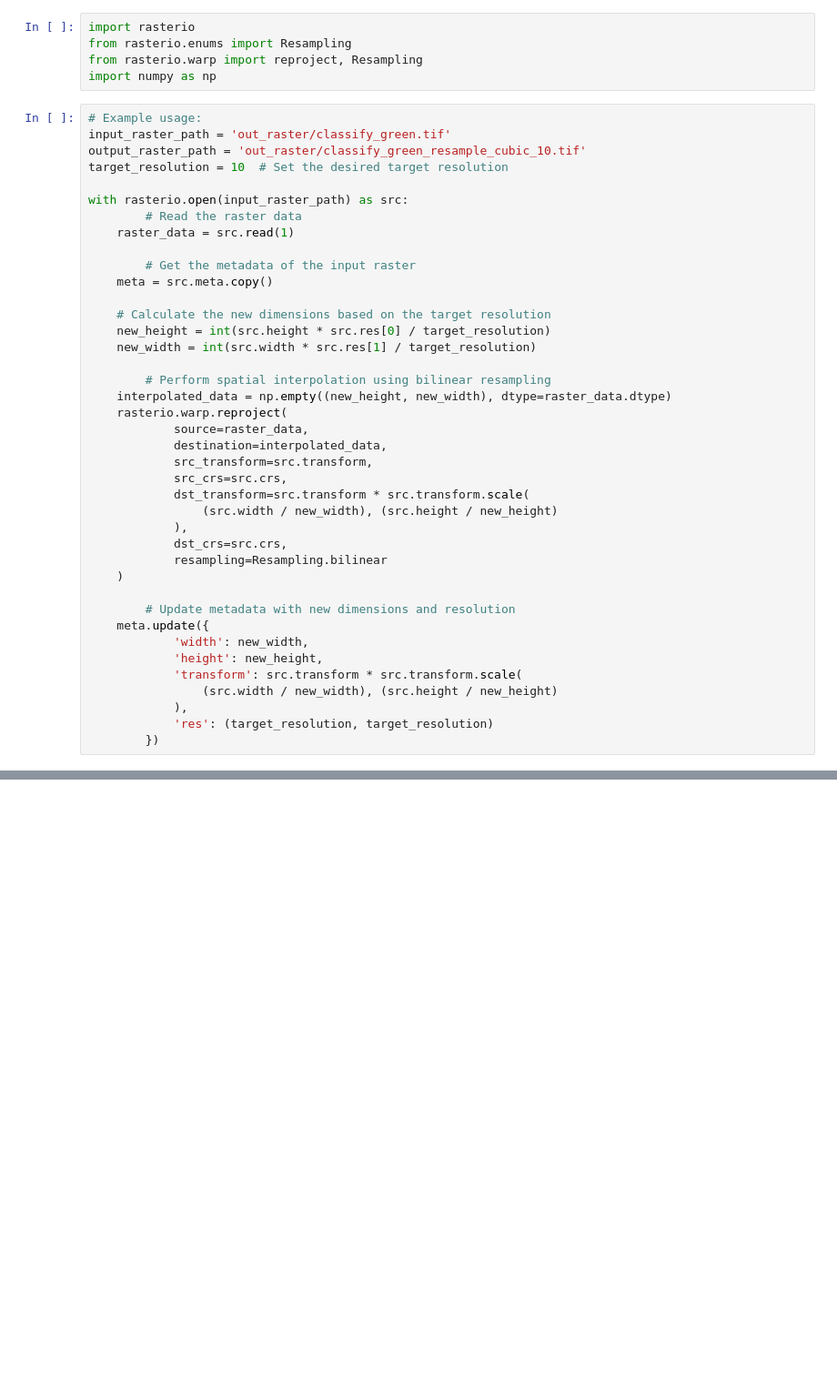
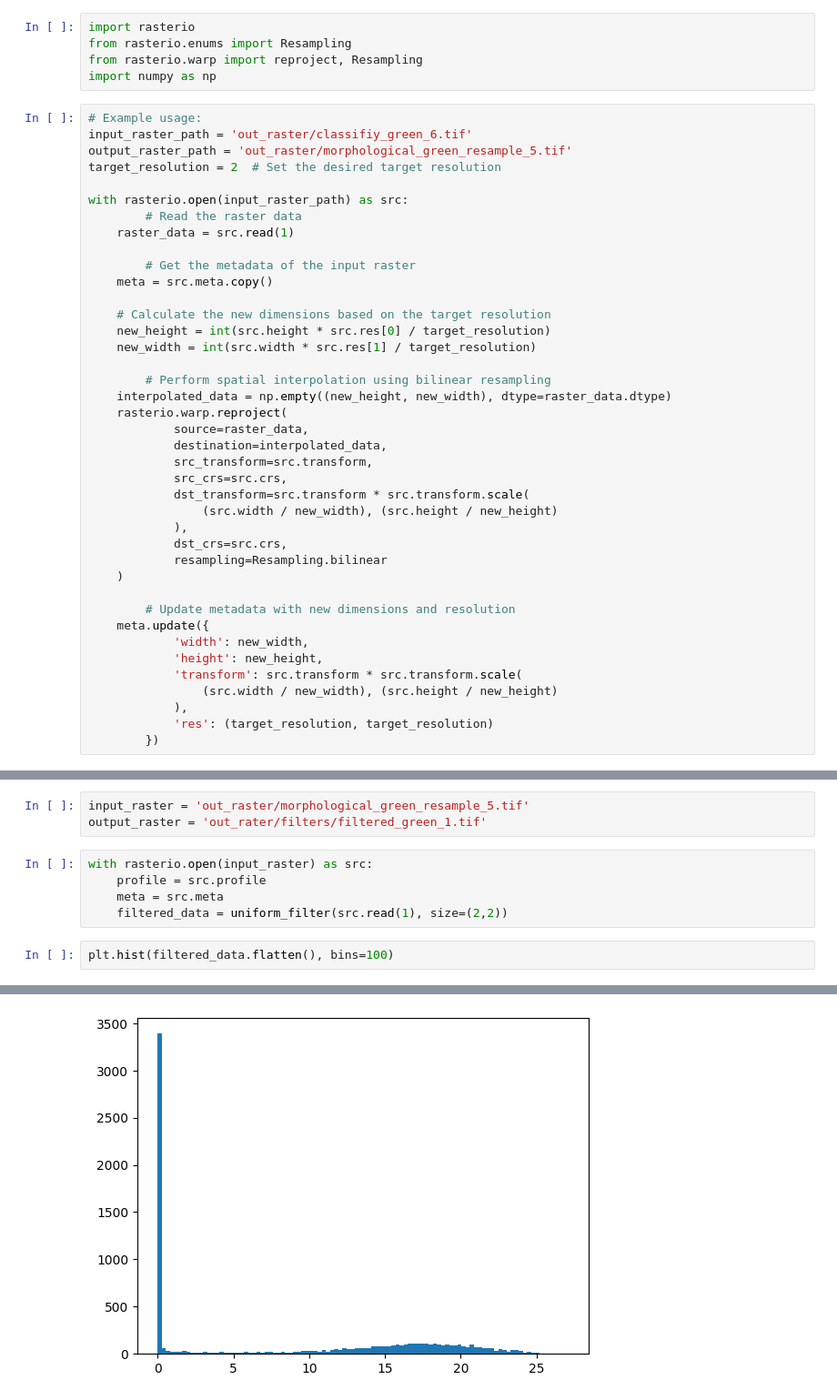
Before and after one commit to sipcoffee/generating__shapefiles, a Jupyter notebook: bilinear.ipynb, the cells around one changed output, grey strips where cells are left out. Shown at 91% size. Cells and saved outputs as stored; diff of their text form; blank space fills up the shorter version.

```diff
--- a/bilinear.ipynb
+++ b/bilinear.ipynb
@@ -5,9 +5,9 @@ from rasterio.warp import reproject, Resampling
 import numpy as np
 # %%
 # Example usage:
-input_raster_path = 'out_raster/classify_green.tif'
-output_raster_path = 'out_raster/classify_green_resample_cubic_10.tif'
-target_resolution = 10  # Set the desired target resolution
+input_raster_path = 'out_raster/classifiy_green_6.tif'
+output_raster_path = 'out_raster/morphological_green_resample_5.tif'
+target_resolution = 2  # Set the desired target resolution
 
 with rasterio.open(input_raster_path) as src:
         # Read the raster data
@@ -49,0 +62,11 @@ with rasterio.open(output_raster_path, 'w', **meta) as dst:
+# %%
+input_raster = 'out_raster/morphological_green_resample_5.tif'
+output_raster = 'out_rater/filters/filtered_green_1.tif'
+# %%
+with rasterio.open(input_raster) as src:
+    profile = src.profile
+    meta = src.meta
+    filtered_data = uniform_filter(src.read(1), size=(2,2))
+# %%
+plt.hist(filtered_data.flatten(), bins=100)
+# %% [output]
@@ -49,0 +90 @@ with rasterio.open(output_raster_path, 'w', **meta) as dst:
+[figure, added]
```
Also changed, not shown: parts of 13 cells of this notebook, 5 other files.
